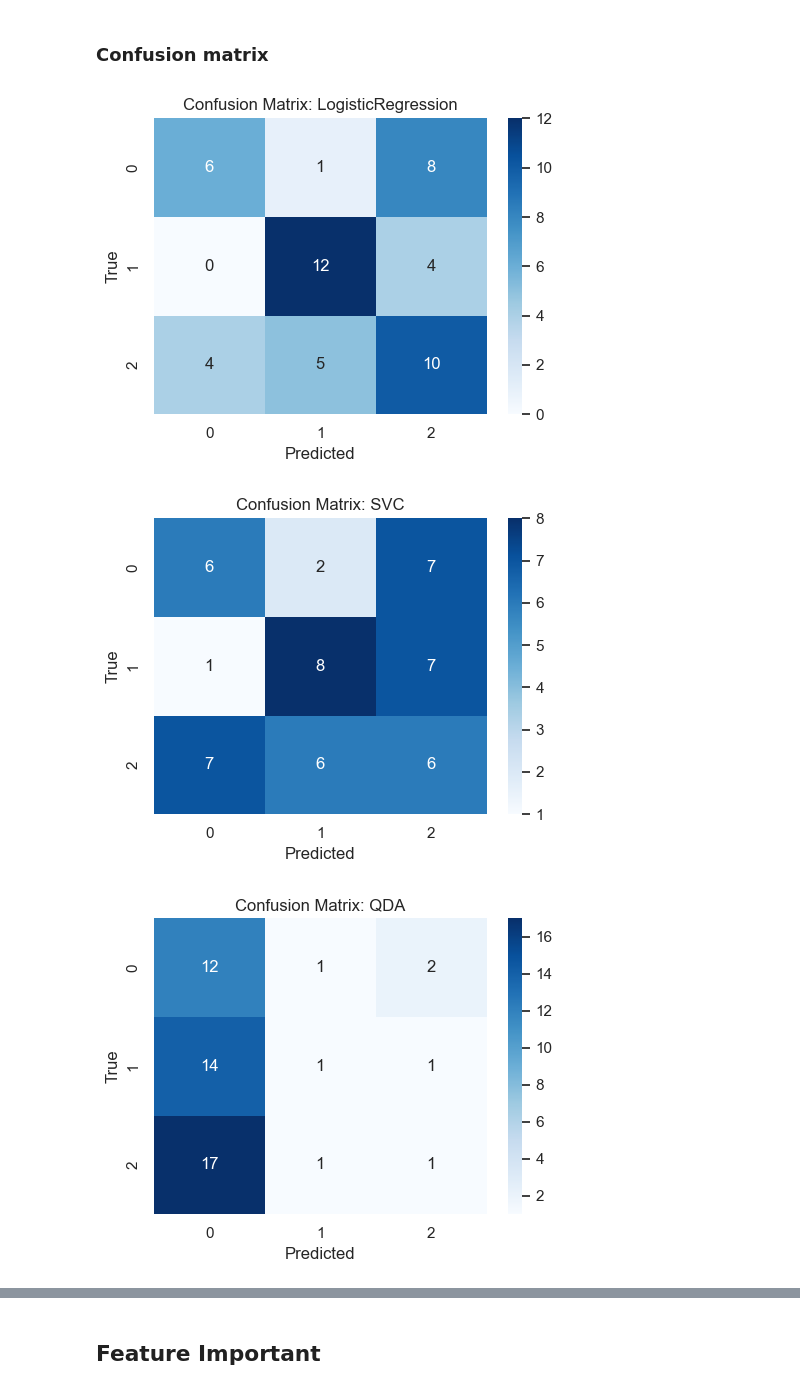
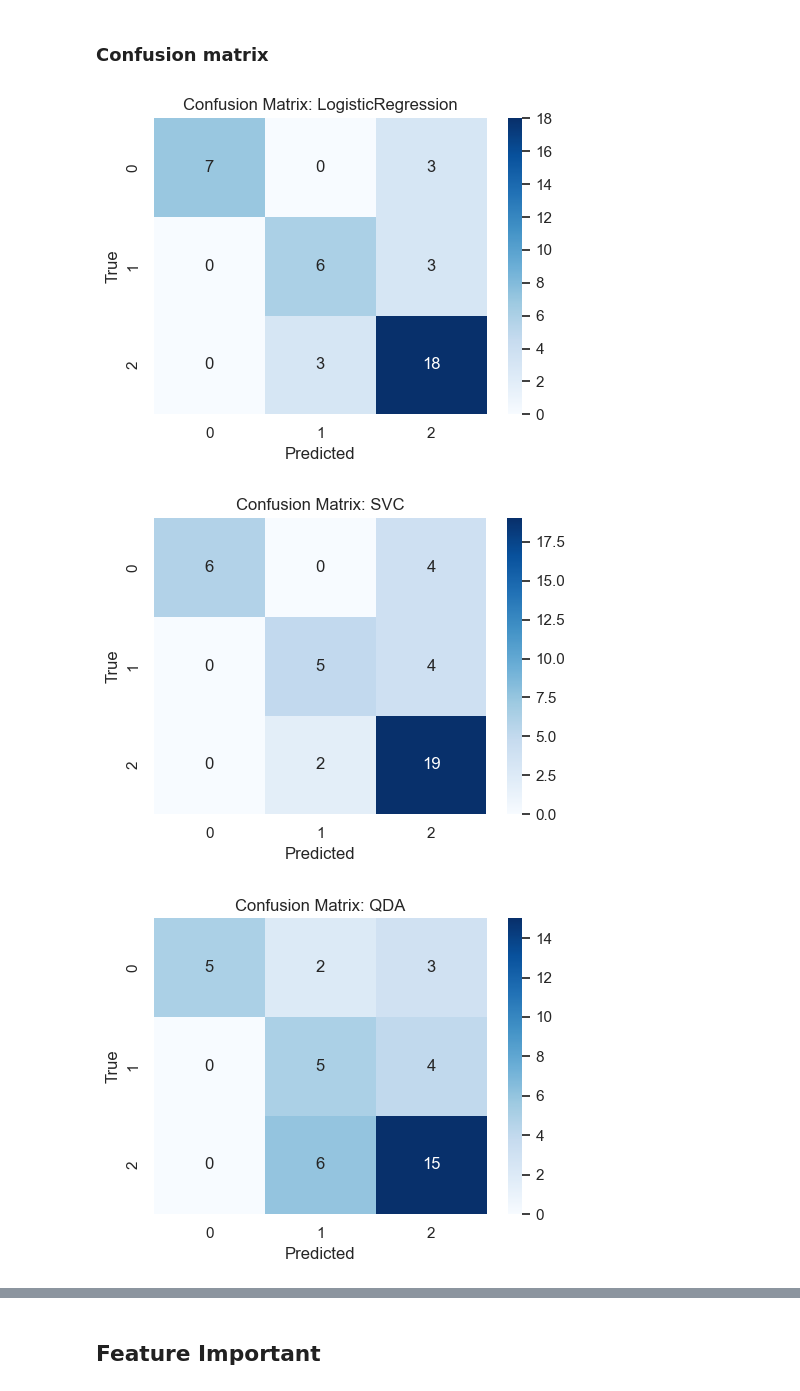
Before and after one commit to NamuNamusaki/Microalgae-senoir-project, a Jupyter notebook: Model_testing.ipynb, the cells around one changed output, grey strips where cells are left out. Drawn from its saved outputs; the diff is of its cells as text; code cells hidden in the pictures.

```diff
--- a/Model_testing.ipynb
+++ b/Model_testing.ipynb
@@ -389,0 +436,6 @@ X_train shape: (200, 36), X_test shape: (50, 36)
+# %%
+from sklearn.preprocessing import RobustScaler
+
+robust_scaler = RobustScaler()
+X_train_robust = robust_scaler.fit_transform(X_train)
+X_test_robust = robust_scaler.transform(X_test)
@@ -757,13 +1105,3 @@ Train CV mean: 0.6950000000000001
 # %% [markdown]
 ### XGBoost
-# %%
-# 6) XGBoost
-xgb = XGBClassifier(n_estimators=200, random_state=42, use_label_encoder=False, eval_metric='mlogloss', n_jobs=-1)
-xgb.fit(X_train_scaled, y_train)
-y_pred = xgb.predict(X_test_scaled)
-results['XGBoost'] = {
-    'model': xgb,
-    'accuracy': accuracy_score(y_test, y_pred),
-    'report': classification_report(y_test, y_pred, output_dict=True)
-}
 # %%
@@ -827,26 +1223,2 @@ Train CV mean: 0.67
 # %% [markdown]
 ### ANN
-# %%
-# 7) ANN (Keras)
-# Use one-hot for training labels
-y_train_cat = to_categorical(y_train, num_classes=n_classes)  #One-hot แล้วววววววววว
-y_test_cat = to_categorical(y_test, num_classes=n_classes)
-
-ann = Sequential([
-    Dense(128, activation='relu', input_shape=(X_train_scaled.shape[1],)),
-    Dropout(0.3),
-    Dense(64, activation='relu'),
-    Dropout(0.2),
-    Dense(n_classes, activation='softmax')
-])
-ann.compile(optimizer='adam', loss='categorical_crossentropy', metrics=['accuracy'])
-es = EarlyStopping(monitor='val_loss', patience=8, restore_best_weights=True, verbose=0)
-ann.fit(X_train_scaled, y_train_cat, validation_split=0.1, epochs=100, batch_size=32, callbacks=[es], verbose=0)
-
-y_pred_proba = ann.predict(X_test_scaled)
-y_pred = np.argmax(y_pred_proba, axis=1)
-results['ANN'] = {
-    'model': ann,
-    'accuracy': accuracy_score(y_test, y_pred),
-    'report': classification_report(y_test, y_pred, output_dict=True)
-}
@@ -996,7 +1461,7 @@ for name, info in (results.items() if 'results' in globals() else {}):
 rows = []
 for name, model in models.items():
     # choose test set
-    X_test_use = globals().get('X_test_scaled', globals().get('X_test'))
+    X_test_use = globals().get('X_test_robust', globals().get('X_test'))
     y_test_use = globals().get('y_test')
     if X_test_use is None or y_test_use is None:
         continue
@@ -1037,26 +1502,26 @@ plt.show()
 # %%
 # Confusion matrices
 from sklearn.metrics import confusion_matrix
 import numpy as np
 
-X_test_use = globals().get('X_test_scaled', globals().get('X_test'))
+X_test_use = globals().get('X_test_robust', globals().get('X_test'))
 y_test_use = globals().get('y_test')
 if X_test_use is None or y_test_use is None:
     print("X_test / y_test not found in namespace.")
 else:
     for name, model in models.items():
         try:
             y_pred = model.predict(X_test_use)
             cm = confusion_matrix(y_test_use, y_pred)
             plt.figure(figsize=(5,4))
             sns.heatmap(cm, annot=True, fmt='d', cmap='Blues')
             plt.title(f'Confusion Matrix: {name}')
             plt.xlabel('Predicted'); plt.ylabel('True')
             plt.tight_layout()
             plt.show()
         except Exception as e:
             print(f"Skipping {name}: {e}")
 # %% [output]
-[figure, old version]
+[figure, new version]
-[figure, old version]
+[figure, new version]
-[figure, old version]
+[figure, new version]
```
Also changed, not shown: parts of 73 cells of this notebook.
